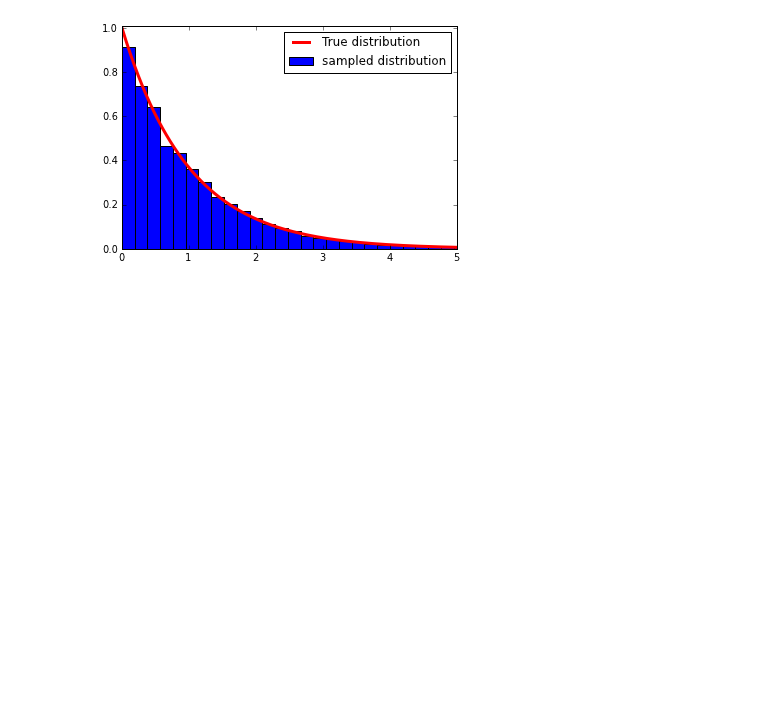
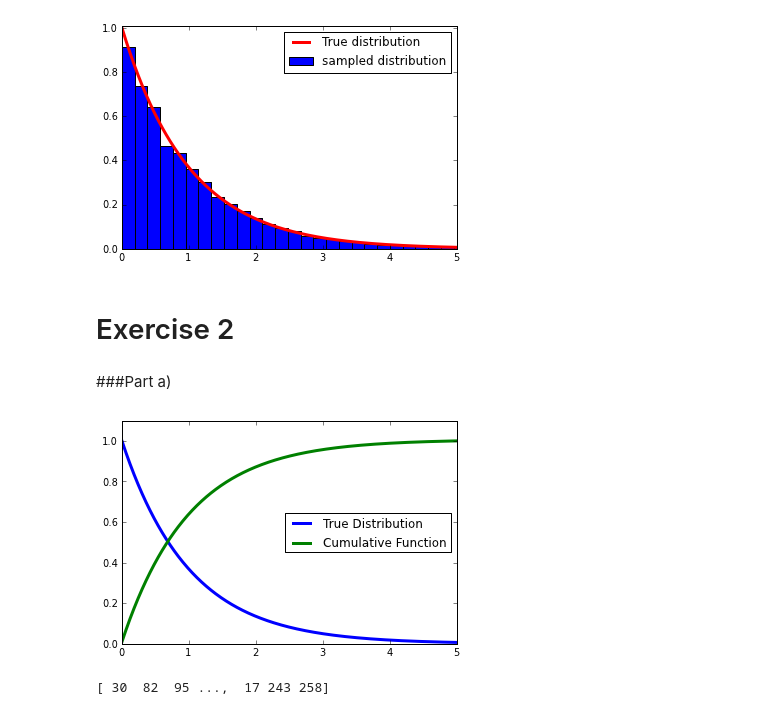
Before and after one commit to anaghibi/PHYS202-S13, a Jupyter notebook: week8/RandomNumMonteCarlo.ipynb, the cells around one changed output. Saved outputs shown, nothing was run; the diff lists cells and outputs as text; code cells hidden in the pictures; blank space fills up the shorter version.

```diff
--- a/week8/RandomNumMonteCarlo.ipynb
+++ b/week8/RandomNumMonteCarlo.ipynb
@@ -85,3 +87,31 @@ legend(loc=0)
 show()
 # %% [output]
 [figure]
+# %% [markdown]
+Exercise 2
+=
+# %% [markdown]
+###Part a)
+# %%
+f = lambda x: 1*e**(-1*x)
+x = arange(0.,5.+0.001,0.01)
+F = cumsum(f(x))/sum(f(x))
+
+plot(x,f(x),label='True Distribution',lw=3)
+plot(x,F,label='Cumulative Function',lw=3)
+
+xlim(0,5.)
+ylim(0,1.1)
+
+legend(loc=0)
+show()
+# %% [output]
+[figure, added]
+# %%
+N = 10000
+z = numpy.random.random_sample(N);
+
+Finv = searchsorted(F,z)
+print Finv
+# %% [output]
+[ 30  82  95 ...,  17 243 258]
```
Also changed, not shown: parts of 2 cells of this notebook.
